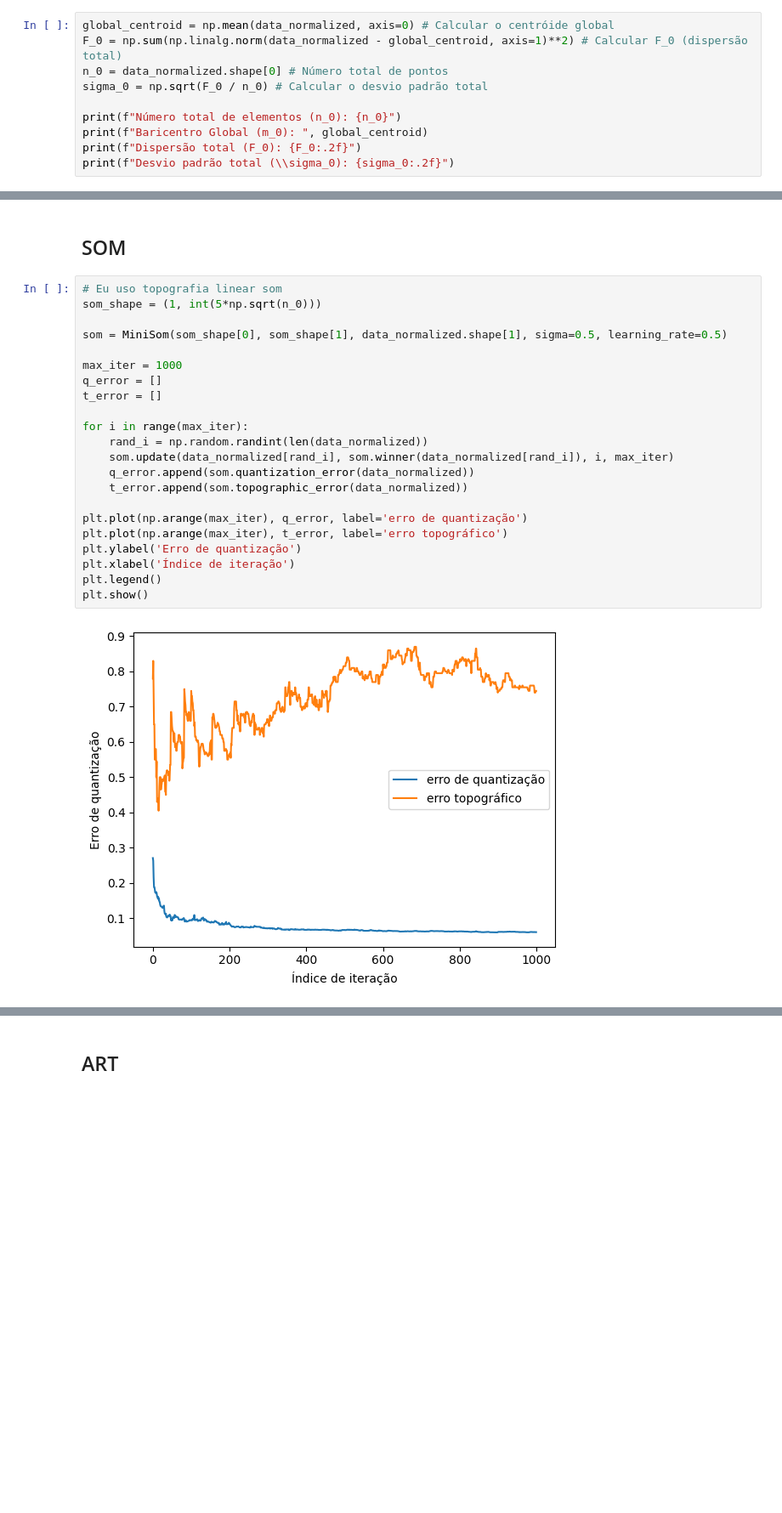
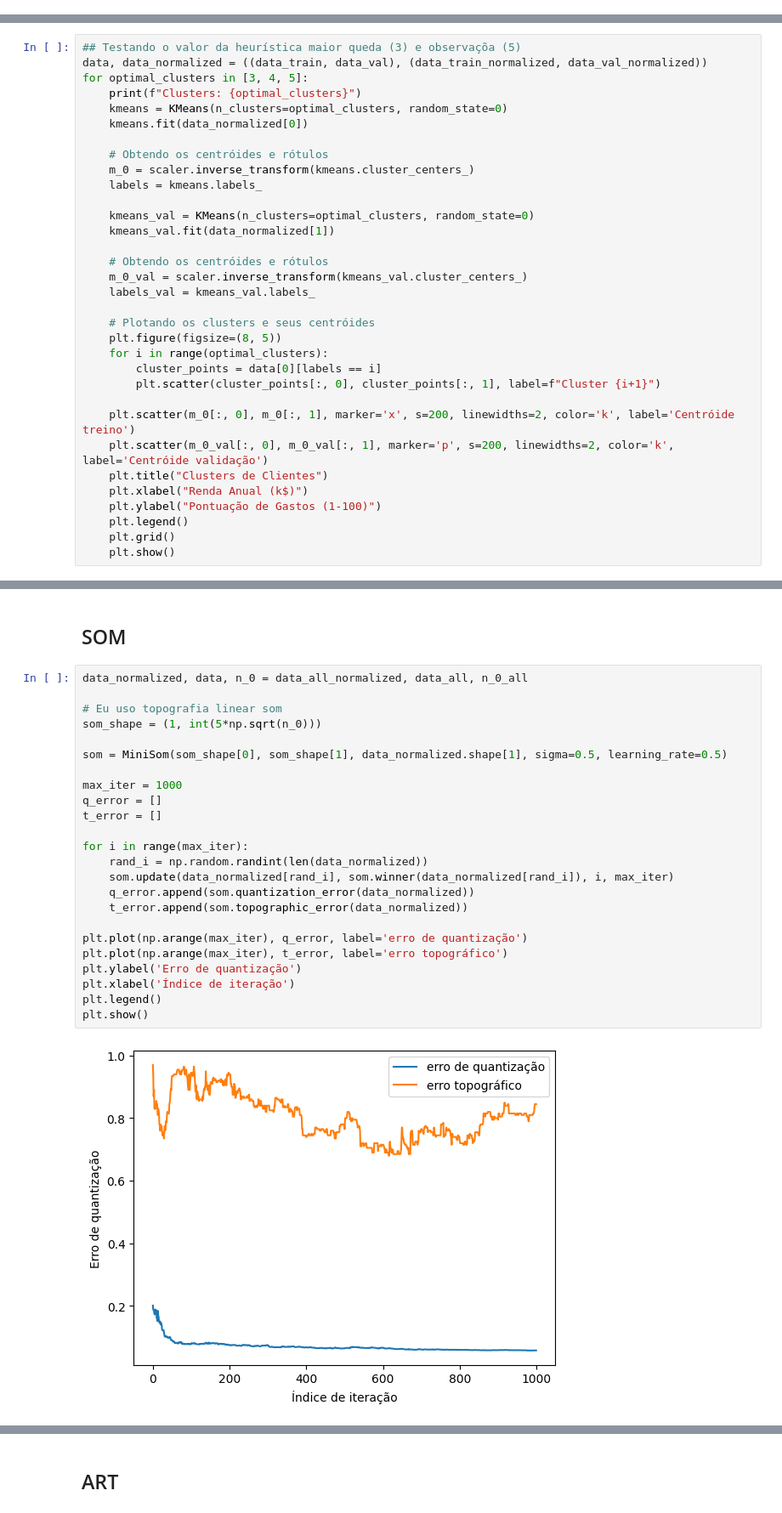
Before and after one commit to carlosgttfs/Redes-N-o-Supervisionadas, a Jupyter notebook: Trabalho Final.ipynb, the cells around one changed output, grey strips where cells are left out. Shown at 85% size. Cells and saved outputs as stored; diff of their text form; blank space fills up the shorter version.

```diff
--- a/Trabalho Final.ipynb
+++ b/Trabalho Final.ipynb
@@ -132,12 +161,2 @@ data_normalized = scaler.fit_transform(data)
 # %% [markdown]
 # Parâmetros gerais do dataset
-# %%
-global_centroid = np.mean(data_normalized, axis=0) # Calcular o centróide global
-F_0 = np.sum(np.linalg.norm(data_normalized - global_centroid, axis=1)**2) # Calcular F_0 (dispersão total)
-n_0 = data_normalized.shape[0] # Número total de pontos
-sigma_0 = np.sqrt(F_0 / n_0) # Calcular o desvio padrão total
-
-print(f"Número total de elementos (n_0): {n_0}")
-print(f"Baricentro Global (m_0): ", global_centroid)
-print(f"Dispersão total (F_0): {F_0:.2f}")
-print(f"Desvio padrão total (\\sigma_0): {sigma_0:.2f}")
@@ -344,0 +476,33 @@ Clusters: 5
+# %%
+## Testando o valor da heurística maior queda (3) e observaçõa (5)
+data, data_normalized = ((data_train, data_val), (data_train_normalized, data_val_normalized))
+for optimal_clusters in [3, 4, 5]:
+    print(f"Clusters: {optimal_clusters}")
+    kmeans = KMeans(n_clusters=optimal_clusters, random_state=0)
+    kmeans.fit(data_normalized[0])
+
+    # Obtendo os centróides e rótulos
+    m_0 = scaler.inverse_transform(kmeans.cluster_centers_)
+    labels = kmeans.labels_
+
+    kmeans_val = KMeans(n_clusters=optimal_clusters, random_state=0)
+    kmeans_val.fit(data_normalized[1])
+
+    # Obtendo os centróides e rótulos
+    m_0_val = scaler.inverse_transform(kmeans_val.cluster_centers_)
+    labels_val = kmeans_val.labels_
+
+    # Plotando os clusters e seus centróides
+    plt.figure(figsize=(8, 5))
+    for i in range(optimal_clusters):
+        cluster_points = data[0][labels == i]
+        plt.scatter(cluster_points[:, 0], cluster_points[:, 1], label=f"Cluster {i+1}")
+
+    plt.scatter(m_0[:, 0], m_0[:, 1], marker='x', s=200, linewidths=2, color='k', label='Centróide treino')
+    plt.scatter(m_0_val[:, 0], m_0_val[:, 1], marker='p', s=200, linewidths=2, color='k', label='Centróide validação')
+    plt.title("Clusters de Clientes")
+    plt.xlabel("Renda Anual (k$)")
+    plt.ylabel("Pontuação de Gastos (1-100)")
+    plt.legend()
+    plt.grid()
+    plt.show()
@@ -345,29 +516,31 @@ Clusters: 5
 # %% [markdown]
 ## SOM
 # %%
+data_normalized, data, n_0 = data_all_normalized, data_all, n_0_all
+
 # Eu uso topografia linear som
 som_shape = (1, int(5*np.sqrt(n_0)))
 
 som = MiniSom(som_shape[0], som_shape[1], data_normalized.shape[1], sigma=0.5, learning_rate=0.5)
 
 max_iter = 1000
 q_error = []
 t_error = []
 
 for i in range(max_iter):
     rand_i = np.random.randint(len(data_normalized))
     som.update(data_normalized[rand_i], som.winner(data_normalized[rand_i]), i, max_iter)
     q_error.append(som.quantization_error(data_normalized))
     t_error.append(som.topographic_error(data_normalized))
 
 plt.plot(np.arange(max_iter), q_error, label='erro de quantização')
 plt.plot(np.arange(max_iter), t_error, label='erro topográfico')
 plt.ylabel('Erro de quantização')
 plt.xlabel('Índice de iteração')
 plt.legend()
 plt.show()
 # %% [output]
-[figure, old version]
+[figure, new version]
 # %%
 # cada neurônio representa um cluster
 winner_coordinates = np.array([som.winner(x) for x in data_normalized]).T
```
Also changed, not shown: parts of 31 cells of this notebook, 1 other file.
